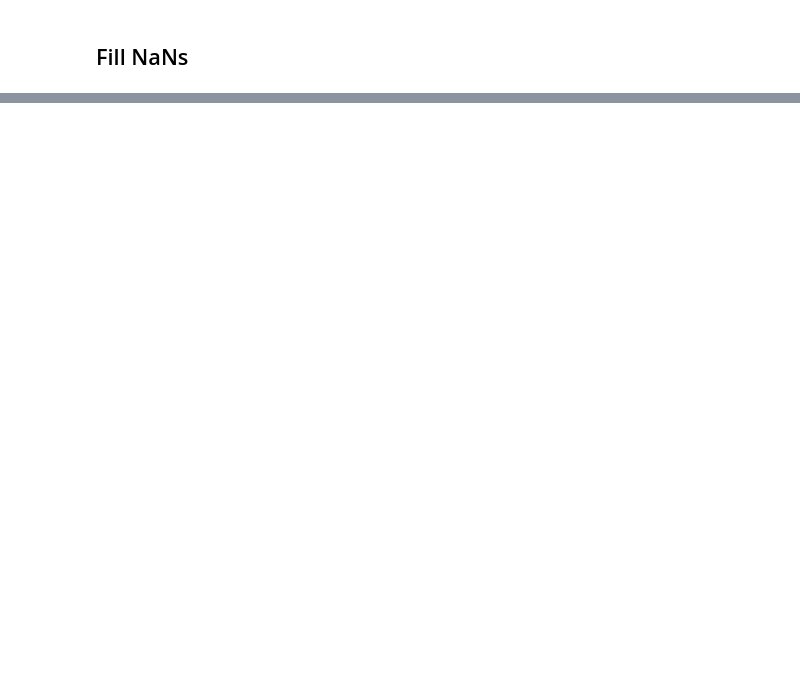
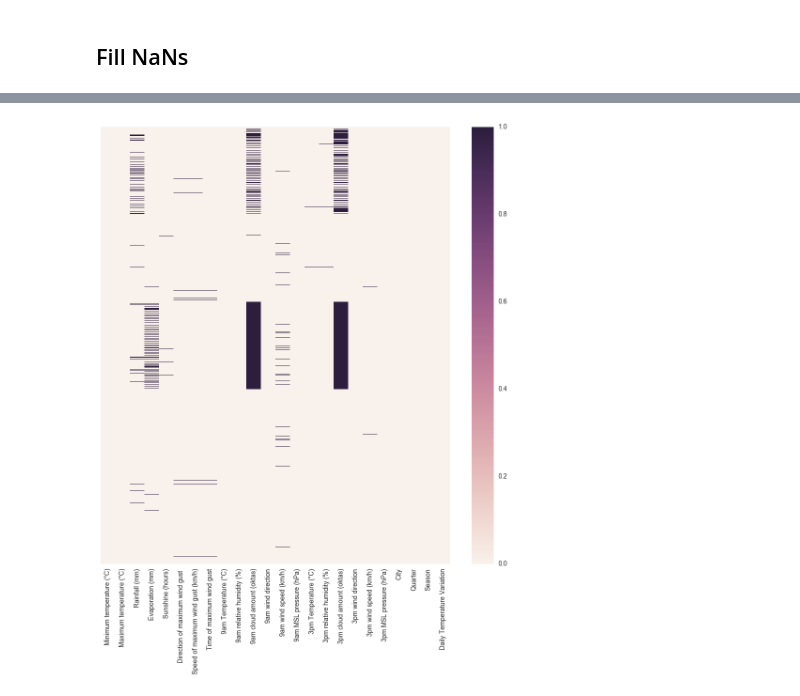
Before and after one commit to BrunnoRicci/bom-austraila, a Jupyter notebook: BOM_Australia.ipynb, the cells around one changed output, grey strips where cells are left out. Saved outputs shown, nothing was run; the diff lists cells and outputs as text; code cells hidden in the pictures; blank space fills up the shorter version.

```diff
--- a/BOM_Australia.ipynb
+++ b/BOM_Australia.ipynb
@@ -134,11 +143,19 @@ zeroCols = [u"Rainfall (mm)"]
 for col in zeroCols:
     df[col] = df[col].fillna(0)
 # %%
-#Fill Median/Mode
+#Fill Group Median/Mode
 medCols = ["Evaporation (mm)"]
 for col in medCols:
     if df[col].dtype != object:
         df[col] = df[col].fillna(df[col].median())
-        df[col] = df.groupby("City")[col].transform(lambda x: x.fillna(x.mean()))
+        df[col] = df.groupby(["City","Quarter"])[col].transform(lambda x: x.fillna(x.median()))
     else:
-        df[col] = df[col].fillna(df[col].mode()[0])
+        #df[col] = df[col].fillna(df[col].mode()[0])
+        df[col] = df.groupby(["City","Quarter"])[col].transform(lambda x: x.fillna(x.mode()[0]))
+# %%
+#Plot Nans
+f, ax = plt.subplots(1,1,figsize=(1.5*PW,2*PH))
+mnn = pd.DataFrame(np.array(df.isnull().values, dtype='bool')+1-1, columns=df.columns)
+sns.heatmap(mnn, ax=ax, yticklabels=False);
+# %% [output]
+[figure, added]
```
Also changed, not shown: parts of 8 cells of this notebook.
